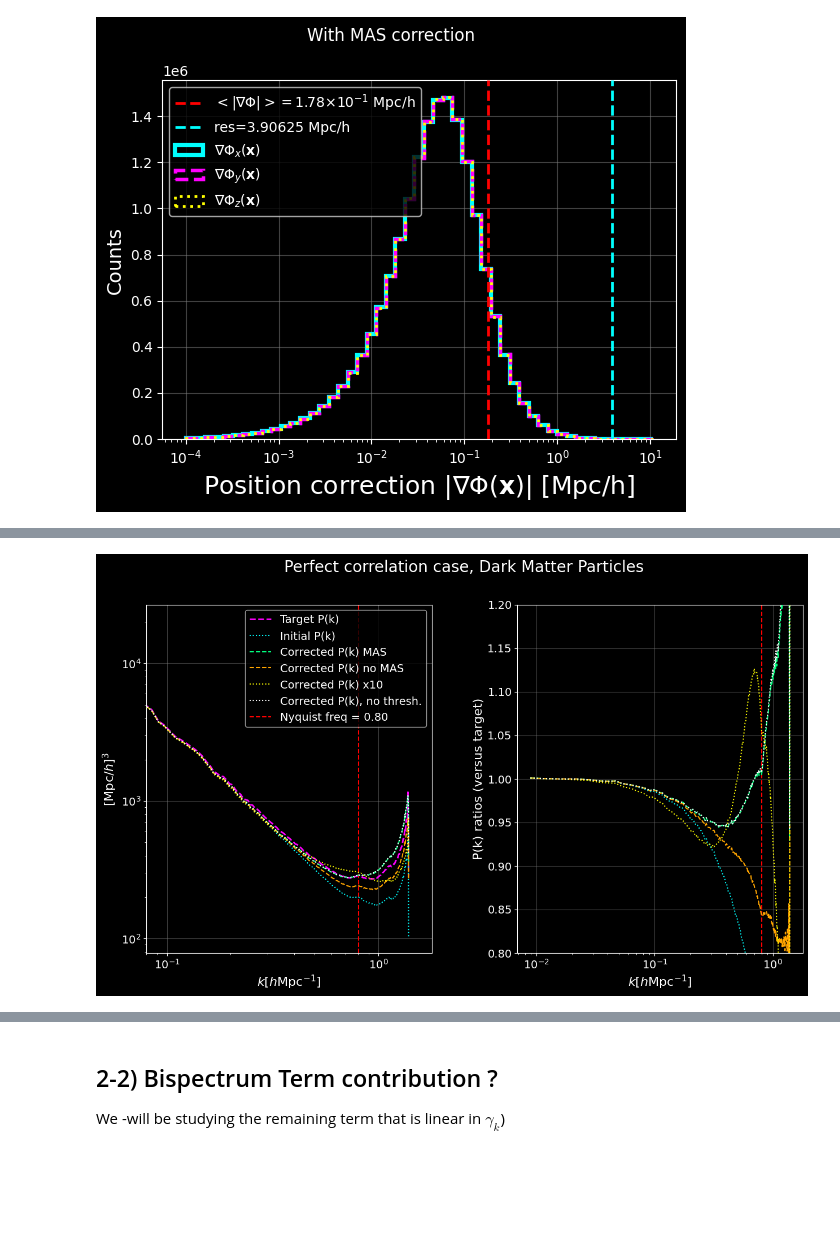
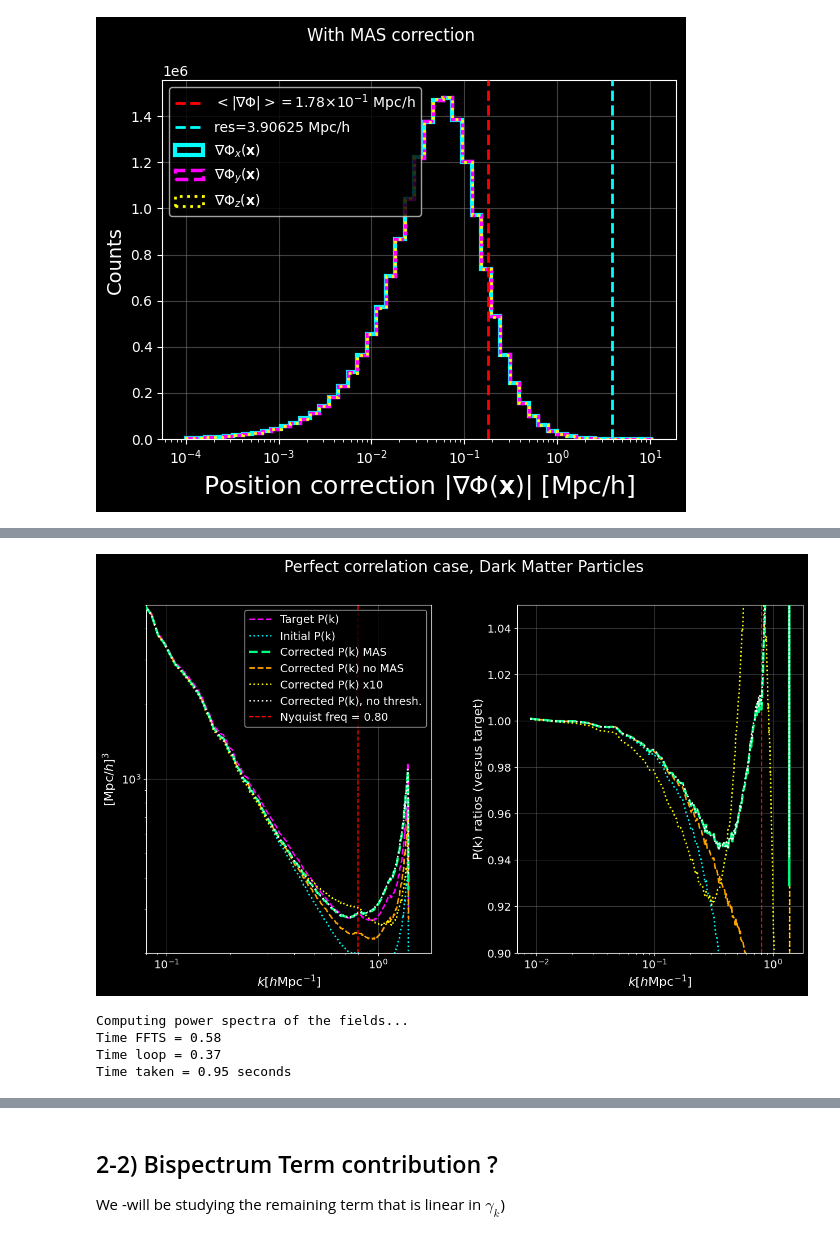
Before and after one commit to anirbanbairagi/Power-Spectrum-Change-Under-Gradient-Perturbation, a Jupyter notebook: DM_benchmark_nico_pylians.ipynb, the cells around one changed output, grey strips where cells are left out. Saved outputs shown, nothing was run; the diff lists cells and outputs as text; code cells hidden in the pictures; blank space fills up the shorter version.

```diff
--- a/DM_benchmark_nico_pylians.ipynb
+++ b/DM_benchmark_nico_pylians.ipynb
@@ -1261,42 +1264,52 @@ ax1 = axes[0]
 ax2 = axes[1]
 
 # temporary fix
 kplot = k_corrected_mas.copy()
 
 ax1.plot(kplot, Pk_target, color = "magenta", ls = "--", lw = 2, label = "Target P(k)")
-ax1.plot(kplot, Pk_pm, color = "cyan", lw = 1.5, label = "Initial P(k)", ls = "dotted", zorder = 5)
-ax1.plot(kplot, Pk_disp_mas, color = "springgreen", lw = 1.5, label = "Corrected P(k) MAS", ls = "dashed", zorder = 5)
-ax1.plot(kplot, Pk_disp_nomas, color = "orange", lw = 1.5, label = "Corrected P(k) no MAS", ls = "dashed", zorder = 5)
-ax1.plot(kplot, Pk_disp_10mas, color = "yellow", lw = 1.5, label = "Corrected P(k) x10", ls = "dotted", zorder = 5)
-ax1.plot(kplot, Pk_disp_masnoth, color = "white", lw = 1.5, label = "Corrected P(k), no thresh.", ls = "dotted", zorder = 5)
+ax1.plot(kplot, Pk_pm, color = "cyan", lw = 2., label = "Initial P(k)", ls = "dotted", zorder = 5)
+ax1.plot(kplot, Pk_disp_mas, color = "springgreen", lw = 3., label = "Corrected P(k) MAS", ls = "dashed", zorder = 6)
+ax1.plot(kplot, Pk_disp_nomas, color = "orange", lw = 2., label = "Corrected P(k) no MAS", ls = "dashed", zorder = 5)
+ax1.plot(kplot, Pk_disp_10mas, color = "yellow", lw = 2., label = "Corrected P(k) x10", ls = "dotted", zorder = 5)
+ax1.plot(kplot, Pk_disp_masnoth, color = "white", lw = 2., label = "Corrected P(k), no thresh.", ls = "dotted", zorder = 7)
 ax1.set_xlabel(r"$k [h\text{Mpc}^{-1}]$", fontsize =16)
 ax1.set_ylabel(r"$[\mathrm{Mpc}/h]^3$", fontsize =16)
 ax1.axvline(np.pi*grid/BoxSize,  color='r',ls='--', label='Nyquist freq = %.2f'%kN)
 ax1.legend(fontsize = 14)
 ax1.set_xscale("log")
 ax1.set_yscale("log")
 ax1.set_xlim(left = 0.08)
 ax1.tick_params(labelsize = 14)
 ax1.grid(color = "grey", alpha = 0.5)
 
 #ax2.plot(kplot, Pk_target/Pk_target, color = "magenta", ls = "--", lw = 2, label = "Target P(k)")
-ax2.plot(kplot, Pk_pm/Pk_target, color = "cyan", lw = 1.5, label = "Initial P(k)", ls = "dotted", zorder = 5)
-ax2.plot(kplot, Pk_disp_mas/Pk_target, color = "springgreen", lw = 1.5, label = "Corrected P(k) MAS", ls = "dashed", zorder = 5)
-ax2.plot(kplot, Pk_disp_nomas/Pk_target, color = "orange", lw = 1.5, label = "Corrected P(k) no MAS", ls = "dashed", zorder = 5)
-ax2.plot(kplot, Pk_disp_10mas/Pk_target, color = "yellow", lw = 1.5, label = "Corrected P(k) x10", ls = "dotted", zorder = 5)
-ax2.plot(kplot, Pk_disp_masnoth/Pk_target, color = "white", lw = 1.5, label = "Corrected P(k) MAS no thresh,", ls = "dotted", zorder = 5)
+ax2.plot(kplot, Pk_pm/Pk_target, color = "cyan", lw = 2., label = "Initial P(k)", ls = "dotted", zorder = 5)
+ax2.plot(kplot, Pk_disp_mas/Pk_target, color = "springgreen", lw = 3., label = "Corrected P(k) MAS", ls = "dashed", zorder = 6)
+ax2.plot(kplot, Pk_disp_nomas/Pk_target, color = "orange", lw = 2., label = "Corrected P(k) no MAS", ls = "dashed", zorder = 5)
+ax2.plot(kplot, Pk_disp_10mas/Pk_target, color = "yellow", lw = 2., label = "Corrected P(k) x10", ls = "dotted", zorder = 5)
+ax2.plot(kplot, Pk_disp_masnoth/Pk_target, color = "white", lw = 2., label = "Corrected P(k) MAS no thresh,", ls = "dotted", zorder = 7)
 ax2.set_xlabel(r"$k [h\text{Mpc}^{-1}]$", fontsize =16)
 ax2.set_ylabel(r"P(k) ratios (versus target)", fontsize =16)
 #ax2.legend(fontsize = 11)
 ax2.set_xscale("log")
 ax2.set_yscale("linear")
-ax2.set_ylim(top = 1.2, bottom = 0.8)
+ax2.set_ylim(top = 1.05, bottom = 0.9)
+ax1.set_ylim(top = 5e3, bottom = 200)
 ax2.grid(color = "grey", alpha = 0.5)
 ax2.tick_params(labelsize = 14)
 
 plt.subplots_adjust(wspace = 0.3)
 plt.suptitle("Perfect correlation case, Dark Matter Particles", fontsize = 20)
 ax2.axvline(np.pi*grid/BoxSize,  color='r',ls='--', label='Nyquist freq = %.2f'%kN)
 plt.savefig(os.path.join(figroot, "Pk_results_correlated_noBterm.pdf"), bbox_inches = "tight")
 # %% [output]
-[figure, old version]
+[figure, new version]
+# %%
+# Cross-Spectrum
+k_Xdisp, Pk_Xdisp, _, _ = compute_XPk(delta_corrected_mas, delta_nb, BoxSize=BoxSize, MAS=[MAS, MAS] , axis=0)
+rkdisp = Pk_Xdisp/np.sqrt(Pk_disp_mas*Pk_nb)
+# %% [output]
+Computing power spectra of the fields...
+Time FFTS = 0.58
+Time loop = 0.37
+Time taken = 0.95 seconds
```
Also changed, not shown: parts of 12 cells of this notebook.
